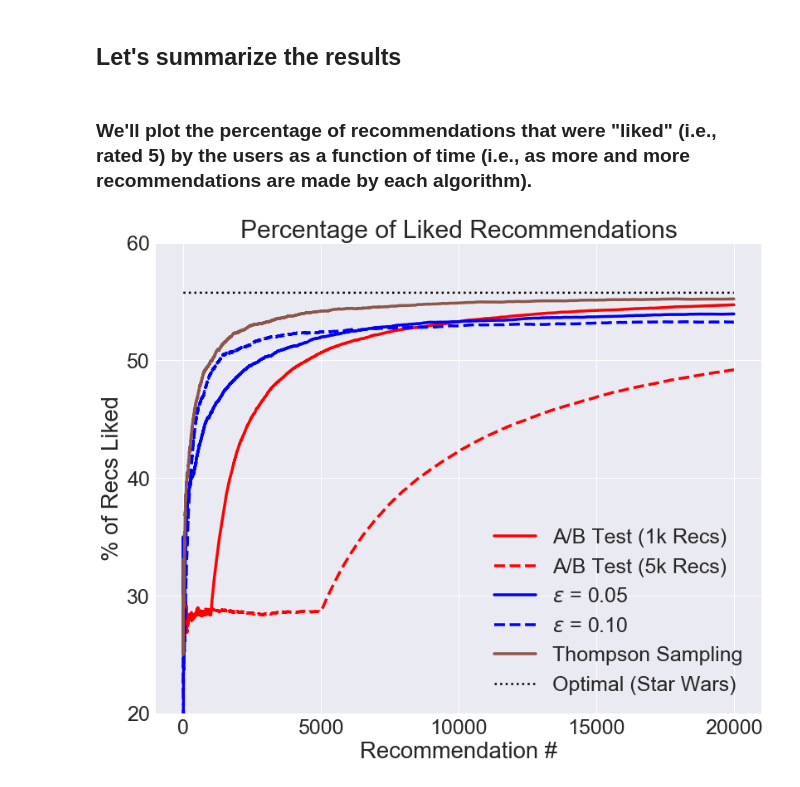
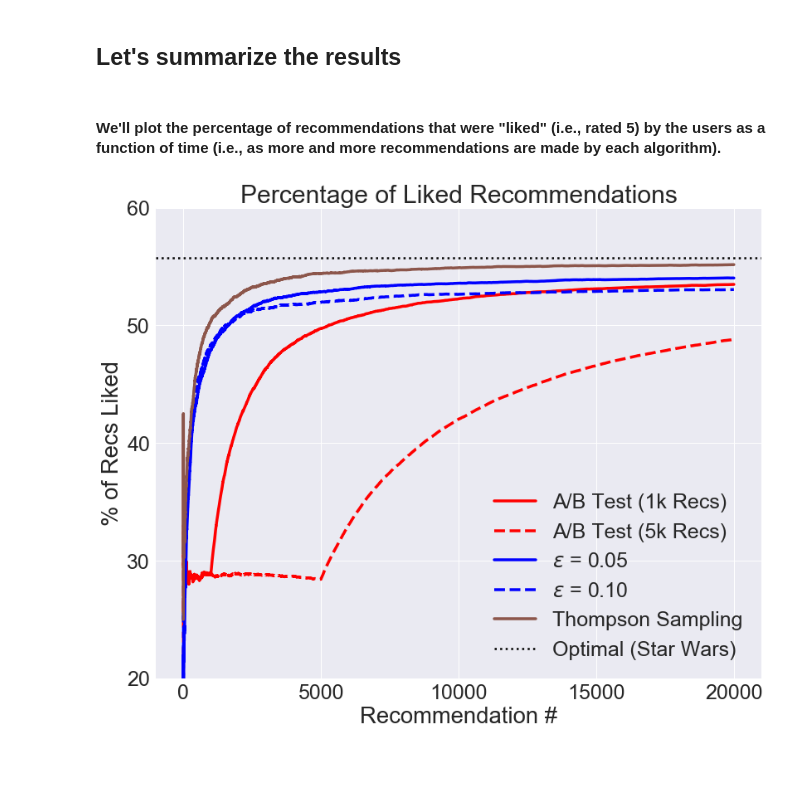
Before and after one commit to brian-c-ogorman/ABanditTesting, a Jupyter notebook: 2_results_analysis.ipynb, the cells around one changed output. Saved outputs shown, nothing was run; the diff lists cells and outputs as text; code cells hidden in the pictures.

Commit message:
Updated bandit simulator and results analysis notebooks to use the Replayers module and the results that are generated by it.

```diff
--- a/2_results_analysis.ipynb
+++ b/2_results_analysis.ipynb
@@ -103,5 +92,5 @@ ab_test_10k.head()
 # %% [markdown]
 ## $\epsilon$-Greedy Output
 # %%
-eps_greedy = pd.read_csv('output/epsilon_greedy.csv').drop(columns='Unnamed: 0')
+eps_greedy_05 = pd.read_csv('output/epsilon_greedy_05.csv').drop(columns='Unnamed: 0')
 # %%
@@ -115,0 +105,2 @@ eps_greedy.head()
+# %%
+eps_greedy_10 = pd.read_csv('output/epsilon_greedy_10.csv').drop(columns='Unnamed: 0')
@@ -217,5 +206,5 @@ ab_test_10k_avg.head()
 # %% [markdown]
 ## $\epsilon$-Greedy
 # %%
-eps_greedy_avg = eps_greedy.groupby(['epsilon','visit'], as_index=False).mean()
+eps_greedy_05_avg = eps_greedy_05.groupby(['visit'], as_index=False).mean()
 # %%
@@ -229,0 +219,2 @@ eps_greedy_avg.head()
+# %%
+eps_greedy_10_avg = eps_greedy_10.groupby(['visit'], as_index=False).mean()
@@ -243,50 +243,45 @@ thompson_avg.head()
 # %% [markdown]
 ## Let's summarize the results
 # %% [markdown]
-### We'll plot the percentage of recommendations that were "liked" (i.e., rated 5) by the users as a function of time (i.e., as more and more recommendations are made by each algorithm).
+#### We'll plot the percentage of recommendations that were "liked" (i.e., rated 5) by the users as a function of time (i.e., as more and more recommendations are made by each algorithm).
 # %%
 fig, ax = plt.subplots(figsize=(12,10))
 
-# add the A/B test results
-ax.plot(ab_test_1k_avg.visit, ab_test_1k_avg.fraction_relevant, 'r-', linewidth=3.5)
-ax.plot(ab_test_5k_avg.visit, ab_test_5k_avg.fraction_relevant, 'r--', linewidth=3.5)
-# ax.plot(ab_test_10k_avg.visit, ab_test_10k_avg.fraction_relevant, linewidth=4.0)
+for (avg_results_df, style) in [(ab_test_1k_avg, 'r-'),
+                                (ab_test_5k_avg, 'r--'),
+                                (eps_greedy_05_avg, 'b-'),
+                                (eps_greedy_10_avg, 'b--'),
+                                (thompson_avg, 'tab:brown')]:
 
-# add the epsilon-Greedy results
-for (epsilon, style) in [(0.05, 'b-'), (0.10, 'b--')]:
-    df = eps_greedy_avg.query('epsilon == @epsilon')
-    ax.plot(df.visit, df.fraction_relevant, style, linewidth=3.5)
-
-# add the Thompson Sampling results
-ax.plot(thompson_avg.visit, thompson_avg.fraction_relevant, 'tab:brown', linewidth=3.5)
+    ax.plot(avg_results_df.visit, avg_results_df.fraction_relevant, style, linewidth=3.5)
 
 # add a line for the optimal value -- 0.5575 for Star Wars (from exploration noteboook)
-ax.plot(range(0,len(thompson_avg.visit)), np.ones(len(thompson_avg.visit)) * 0.5575, 'k:', linewidth=2.5)
+ax.axhline(y=0.5575, color='k', linestyle=':', linewidth=2.5)
 
 ax.set_title('Percentage of Liked Recommendations')
 ax.set_xlabel('Recommendation #')
 ax.set_ylabel('% of Recs Liked')
 
 ax.set_xticks(range(0,22000,5000))
 ax.set_ylim(0.2, 0.6)
 ax.set_yticks(np.arange(0.2, 0.7, 0.1))
 
 # rescale the y-axis tick labels to show them as a percentage
 ax.set_yticklabels((ax.get_yticks()*100).astype(int))
 
 ax.legend(['A/B Test (1k Recs)',
            'A/B Test (5k Recs)',
-#            'A/B Test (10k Recs)',
            '$\epsilon$ = 0.05',
            '$\epsilon$ = 0.10',
            'Thompson Sampling',
-           'Optimal (Star Wars)'],
+           'Optimal (Star Wars)'
+          ],
           loc='lower right'
          )
 
 plt.tight_layout()
 plt.show()
 # %% [output]
-[figure, old version]
+[figure, new version]
 # %%
 fig.savefig('output/images/pct_liked_recs.png', transparent=False)
```
Also changed, not shown: parts of 16 cells of this notebook, 1 other file.
